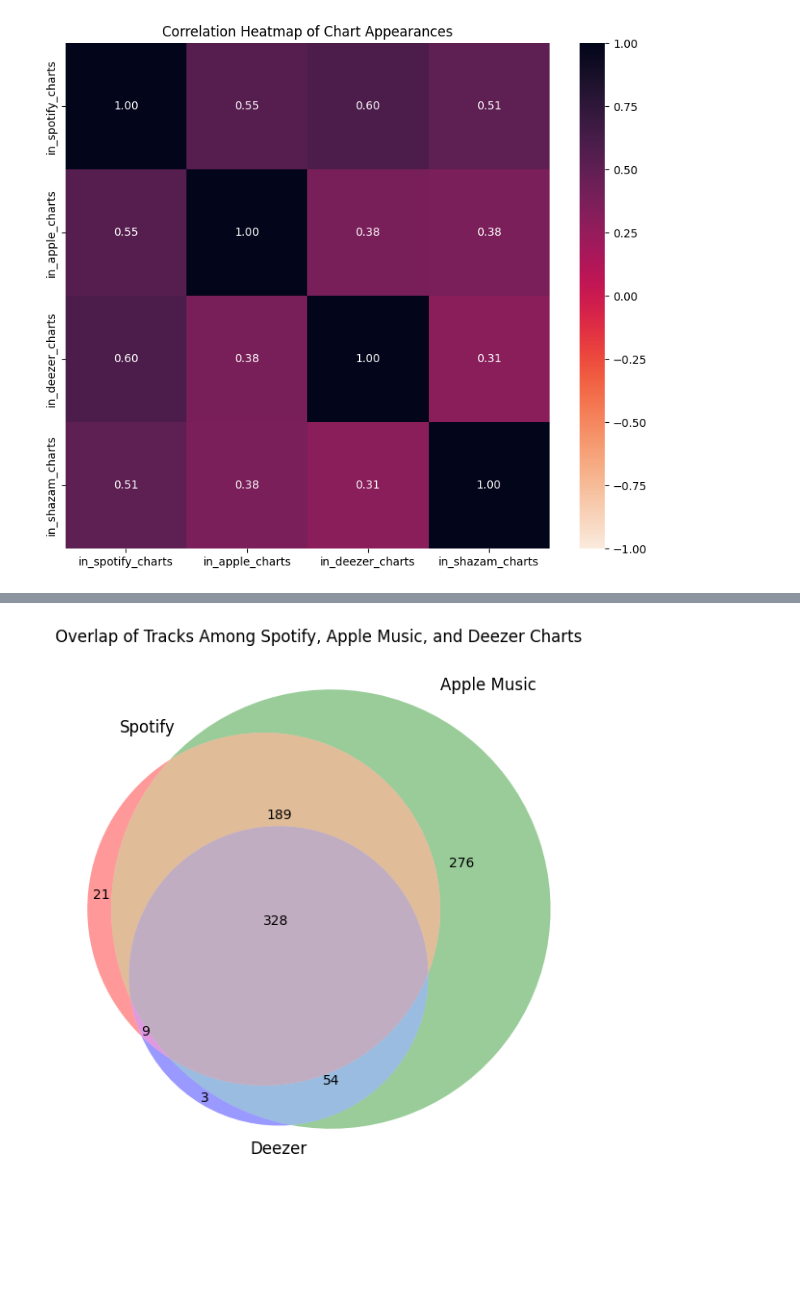
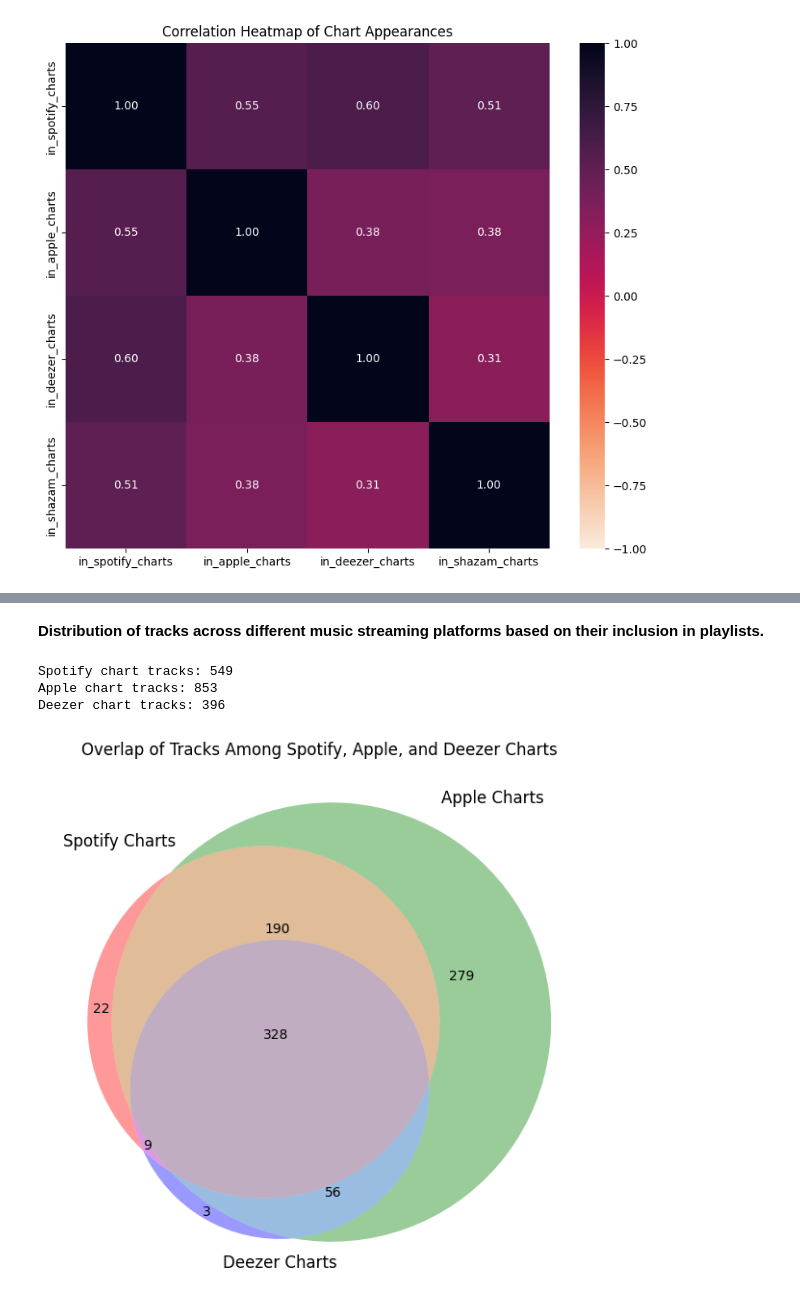
Before and after one commit to janaStani/CPA-MSSS, a Jupyter notebook: cross-platform-analysis.ipynb, the cells around one changed output, grey strips where cells are left out. Drawn from its saved outputs; the diff is of its cells as text; code cells hidden in the pictures; blank space fills up the shorter version.

```diff
--- a/cross-platform-analysis.ipynb
+++ b/cross-platform-analysis.ipynb
@@ -263,18 +294,24 @@ plt.show()
+# %% [markdown]
+**Distribution of tracks across different music streaming platforms based on their inclusion in playlists.**
 # %%
+# Create sets of tracks for each chart platform
+spotify_chart_tracks = set(df[df['in_spotify_charts'] > 0]['track_name'] + ' - ' + df['artist(s)_name'])
+apple_chart_tracks = set(df[df['in_apple_charts'] > 0]['track_name'] + ' - ' + df['artist(s)_name'])
+deezer_chart_tracks = set(df[df['in_deezer_charts'] > 0]['track_name'] + ' - ' + df['artist(s)_name'])
 
+# Display the sizes of the sets to help diagnose issues
+print(f'Spotify chart tracks: {len(spotify_chart_tracks)}')
+print(f'Apple chart tracks: {len(apple_chart_tracks)}')
+print(f'Deezer chart tracks: {len(deezer_chart_tracks)}')
 
-# Creating sets for each platform's charts
-spotify_tracks = set(df[df['in_spotify_charts'] > 0]['track_name'])
-apple_tracks = set(df[df['in_apple_charts'] > 0]['track_name'])
-deezer_tracks = set(df[df['in_deezer_charts'] > 0]['track_name'])
-shazam_tracks = set(df[df['in_shazam_charts'] > 0]['track_name'])
-
-# Venn diagram for Spotify, Apple, and Deezer (for simplicity, Shazam can be included similarly)
+# Create a Venn diagram
 plt.figure(figsize=(10, 7))
-venn3([spotify_tracks, apple_tracks, deezer_tracks],
-      ('Spotify', 'Apple Music', 'Deezer'))
-plt.title('Overlap of Tracks Among Spotify, Apple Music, and Deezer Charts')
+venn3([spotify_chart_tracks, apple_chart_tracks, deezer_chart_tracks], ('Spotify Charts', 'Apple Charts', 'Deezer Charts'))
+plt.title('Overlap of Tracks Among Spotify, Apple, and Deezer Charts')
 plt.show()
 # %% [output]
+Spotify chart tracks: 549
+Apple chart tracks: 853
+Deezer chart tracks: 396
-[figure, old version]
+[figure, new version]
 # %%
```
Also changed, not shown: parts of 12 cells of this notebook.
